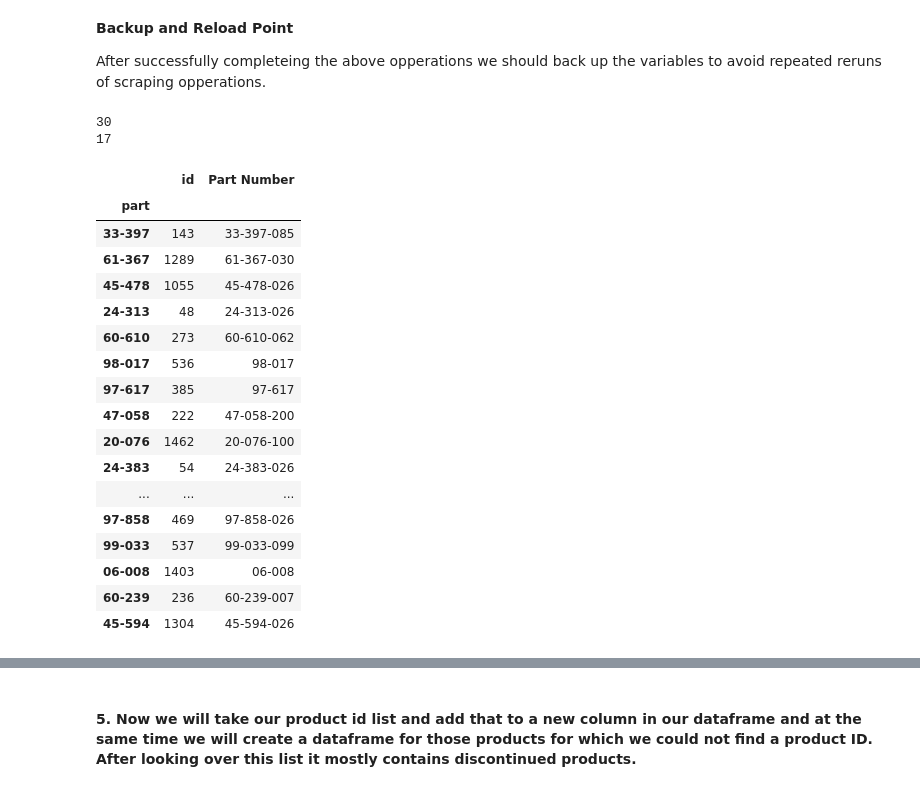
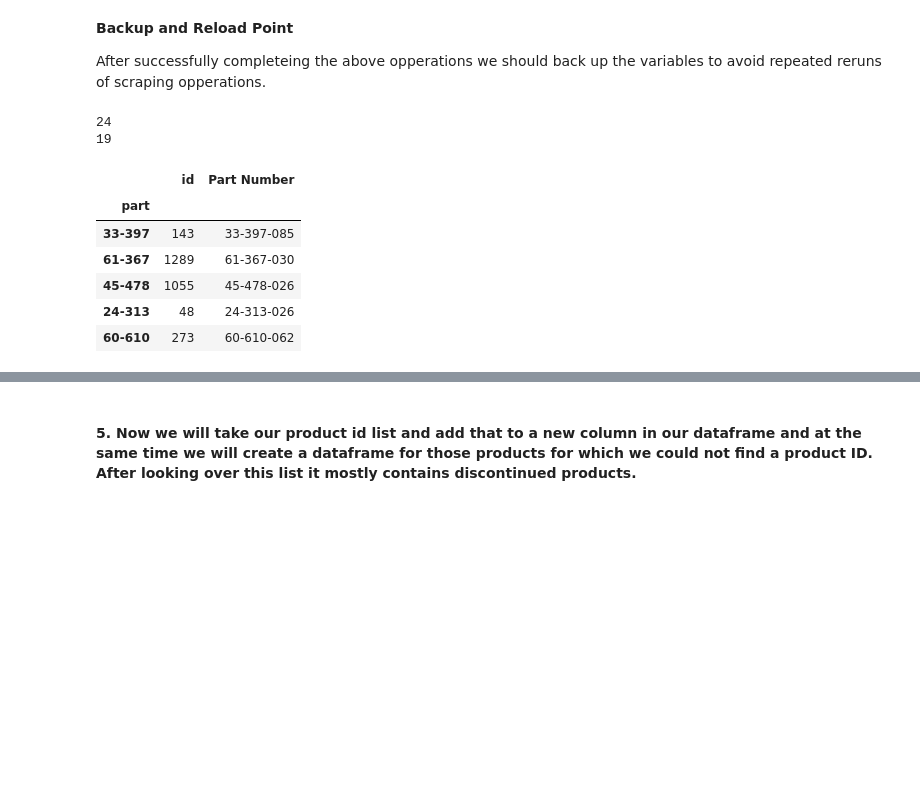
Before and after one commit to pvstewar/Python_Price_Scraper_Ergo, a Jupyter notebook: Price Scarper Ergo_gh.ipynb, the cells around one changed output, grey strips where cells are left out. Cells and saved outputs as stored; diff of their text form; code cells hidden in the pictures; blank space fills up the shorter version.

```diff
--- a/Price Scarper Ergo_gh.ipynb
+++ b/Price Scarper Ergo_gh.ipynb
@@ -64,0 +69,11 @@ pn2.head()
+# %%
+pn2 = pn2.drop(['ID', 'contact_id', 'Assigned to',
+       'Assigned User Id', 'Date Created', 'Date Modified', 'Created By',
+       'Modified By', 'Deleted', 'Product Code', 'Category',
+       'Product Type', 'Cost', 'Cost (Default Currency)', 'Currency',
+       'Price (Default Currency)', 'URL', 'Product Image',
+       'Product Category ID', 'Modified By Name', 'modified_by_name_owner',
+       'modified_by_name_mod', 'Created By.1', 'created_by_name_owner',
+       'created_by_name_mod', 'assigned_user_name_owner',
+       'assigned_user_name_mod', 'Contact', 'Product Category'],axis=1)
+print(pn2.head())
@@ -249,34 +233,23 @@ load("ergo_ps_backup")
 # %%
 #Correcting some of the missing IDs
 prod_id_2 = []
 prod_id_2 = prod_id_df.copy()
 print(prod_id_2['id'].value_counts()['URL nonmatch'])
 prod_id_2.set_index('part', inplace=True)
 prod_id_2.update(cust_url.set_index('part'), overwrite=True)
 prod_id_2.reset_index()
 print(prod_id_2['id'].value_counts()['URL nonmatch'])
-prod_id_2
+prod_id_2.head()
 # %% [output]
-30
-17
+24
+19
 |  | id | Part Number |
 | part |  |  |
 | 33-397 | 143 | 33-397-085 |
 | 61-367 | 1289 | 61-367-030 |
 | 45-478 | 1055 | 45-478-026 |
 | 24-313 | 48 | 24-313-026 |
 | 60-610 | 273 | 60-610-062 |
-| 98-017 | 536 | 98-017 |
-| 97-617 | 385 | 97-617 |
-| 47-058 | 222 | 47-058-200 |
-| 20-076 | 1462 | 20-076-100 |
-| 24-383 | 54 | 24-383-026 |
-| ... | ... | ... |
-| 97-858 | 469 | 97-858-026 |
-| 99-033 | 537 | 99-033-099 |
-| 06-008 | 1403 | 06-008 |
-| 60-239 | 236 | 60-239-007 |
-| 45-594 | 1304 | 45-594-026 |
 # %%
 #removing duplicates
 print(len(prod_id_2))
```
Also changed, not shown: parts of 30 cells of this notebook.
